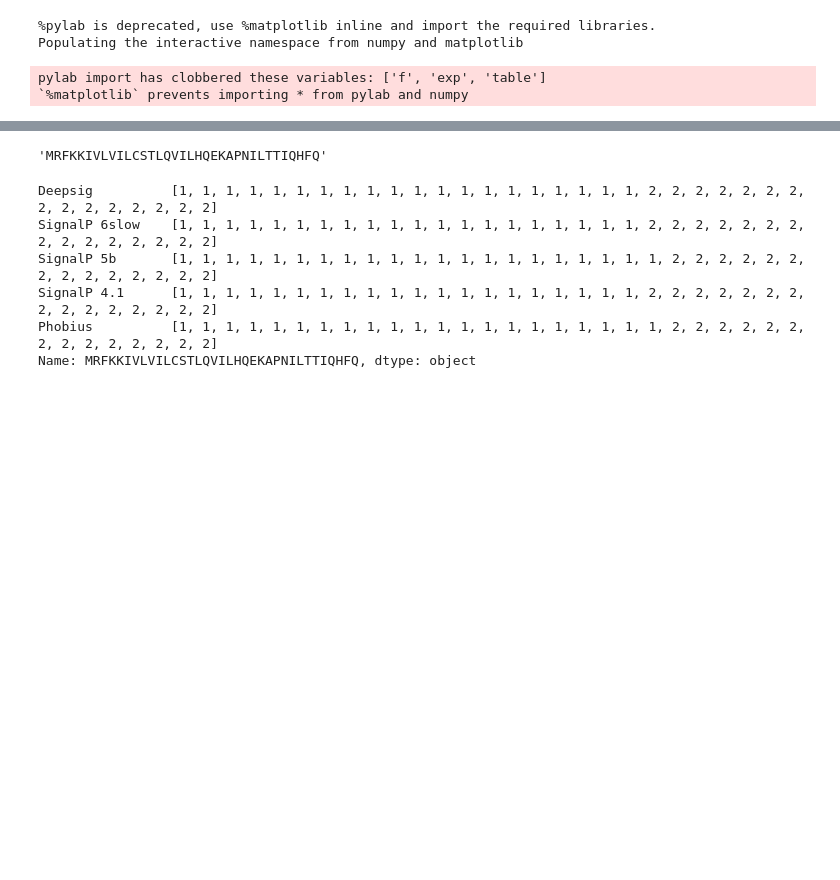
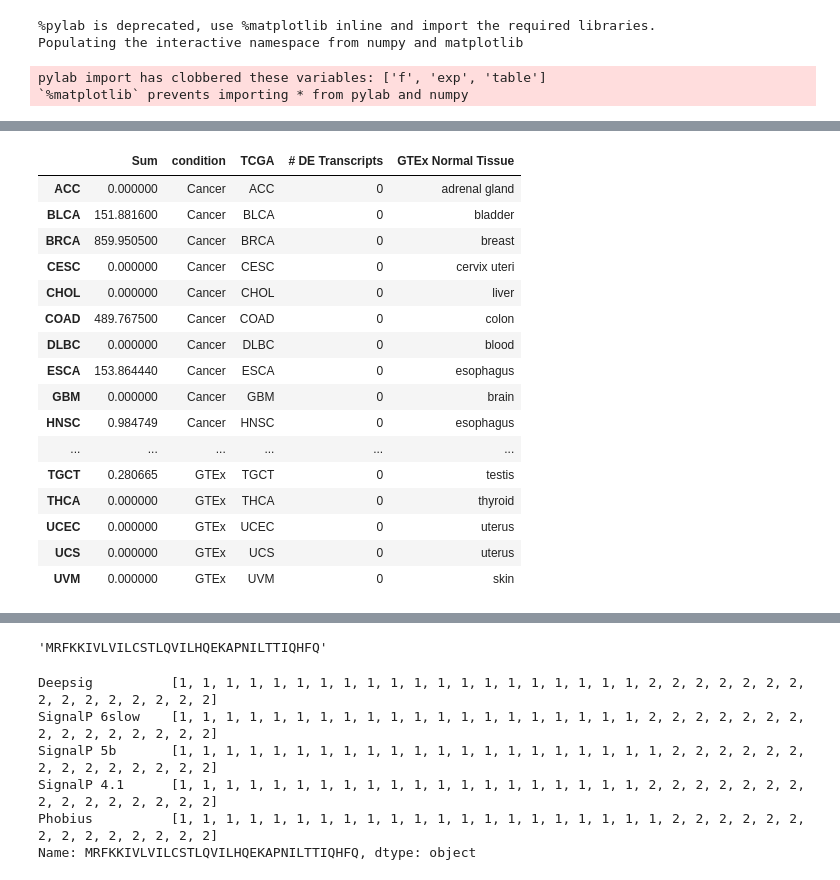
Before and after one commit to veliatx/dashboard, a Jupyter notebook: dashboard/etl/dev.ipynb, the cells around one changed output, grey strips where cells are left out. Saved outputs shown, nothing was run; the diff lists cells and outputs as text; code cells hidden in the pictures; blank space fills up the shorter version.

```diff
--- a/dashboard/etl/dev.ipynb
+++ b/dashboard/etl/dev.ipynb
@@ -10,0 +70,20 @@ init_notebook_mode(connected = True)
+# %%
+result
+# %% [output]
+|  | Sum | condition | TCGA | # DE Transcripts | GTEx Normal Tissue |
+| ACC | 0.000000 | Cancer | ACC | 0 | adrenal gland |
+| BLCA | 151.881600 | Cancer | BLCA | 0 | bladder |
+| BRCA | 859.950500 | Cancer | BRCA | 0 | breast |
+| CESC | 0.000000 | Cancer | CESC | 0 | cervix uteri |
+| CHOL | 0.000000 | Cancer | CHOL | 0 | liver |
+| COAD | 489.767500 | Cancer | COAD | 0 | colon |
+| DLBC | 0.000000 | Cancer | DLBC | 0 | blood |
+| ESCA | 153.864440 | Cancer | ESCA | 0 | esophagus |
+| GBM | 0.000000 | Cancer | GBM | 0 | brain |
+| HNSC | 0.984749 | Cancer | HNSC | 0 | esophagus |
+| ... | ... | ... | ... | ... | ... |
+| TGCT | 0.280665 | GTEx | TGCT | 0 | testis |
+| THCA | 0.000000 | GTEx | THCA | 0 | thyroid |
+| UCEC | 0.000000 | GTEx | UCEC | 0 | uterus |
+| UCS | 0.000000 | GTEx | UCS | 0 | uterus |
+| UVM | 0.000000 | GTEx | UVM | 0 | skin |
```
Also changed, not shown: parts of 31 cells of this notebook, 5 other files.
